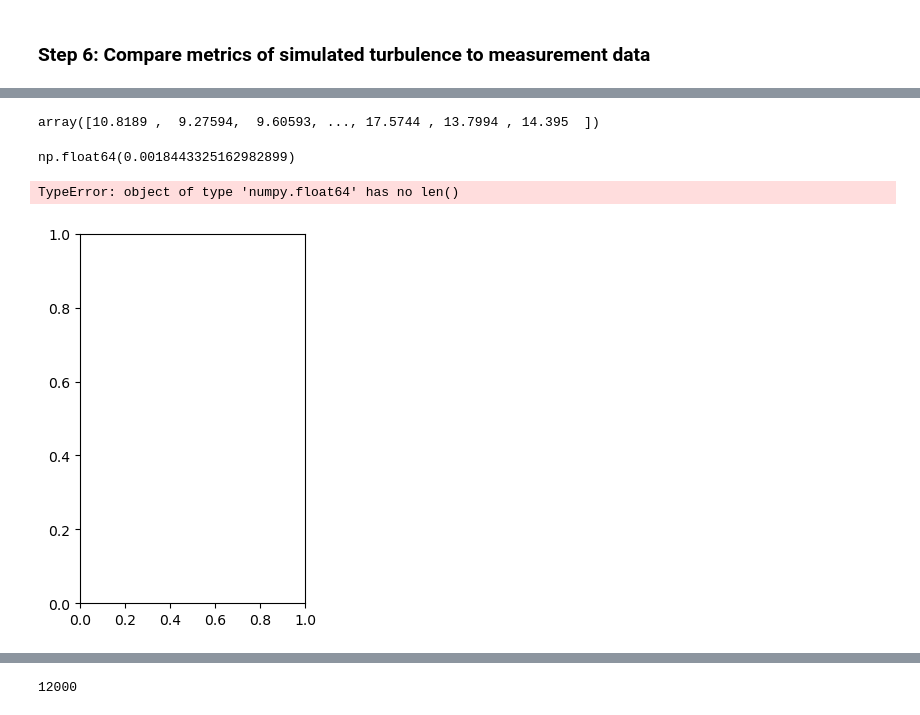
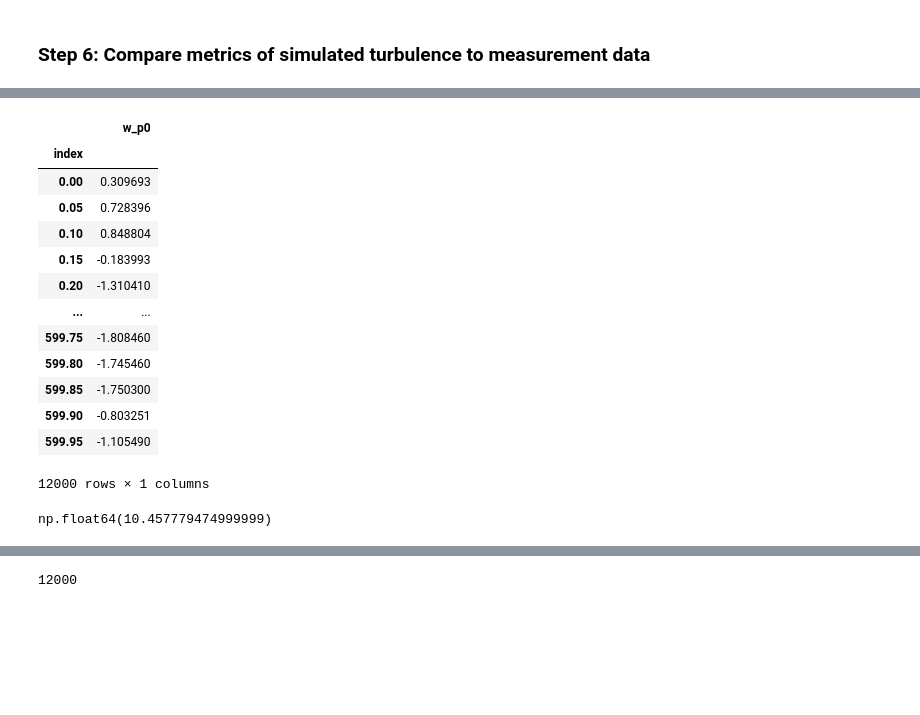
Before and after one commit to brookeslawski/pyconturb-pvade, a Jupyter notebook: duramat_constrained_turb.ipynb, the cells around one changed output, grey strips where cells are left out. Drawn from its saved outputs; the diff is of its cells as text; code cells hidden in the pictures; blank space fills up the shorter version.

```diff
--- a/duramat_constrained_turb.ipynb
+++ b/duramat_constrained_turb.ipynb
@@ -309,43 +351,21 @@ z_coordinates (20,) float32
 # %%
-sonic_data.filter(regex='u_', axis=1).values.squeeze()
+sonic_data.filter(regex='w_', axis=1)
 # %% [output]
+|  | w_p0 |
+| index |  |
+| 0.00 | 0.309693 |
+| 0.05 | 0.728396 |
+| 0.10 | 0.848804 |
+| 0.15 | -0.183993 |
+| 0.20 | -1.310410 |
+| ... | ... |
+| 599.75 | -1.808460 |
+| 599.80 | -1.745460 |
+| 599.85 | -1.750300 |
+| 599.90 | -0.803251 |
+| 599.95 | -1.105490 |
-array([10.8189 ,  9.27594,  9.60593, ..., 17.5744 , 13.7994 , 14.395  ])
+12000 rows × 1 columns
-# %%
-nPxxf_U_corr[1]
-# %% [output]
-np.float64(0.0018443325162982899)
-# %%
-# spectra
-from scipy.signal import welch
-from numpy import hanning
-import math
-
-heights = [2.23]
-fs = 20
-overlap = 0
-nblock = len(sonic_data)
-win = np.hamming(math.floor(nblock/10))
-
-U_corr = pd.Series(sonic_data.filter(regex='u_', axis=1).values.squeeze())
-U_mean = U_corr.mean()
-u_std = U_corr.std()
-# do I need to detrend this?
-
-f_U_corr, Pxxf_U_corr = welch(U_corr.dropna(), fs, window=win, noverlap=overlap, nfft=nblock, detrend='constant', return_onesided=True)
-nf_U_corr = f_U_corr*heights[0]/abs(U_mean)
-nPxxf_U_corr = (f_U_corr*Pxxf_U_corr)/u_std**2
-
-plt.figure()
-plt.subplot(1,2,1)
-plt.loglog(abs(nf_U_corr[0:len(nPxxf_U_corr[1])]), nPxxf_U_corr[1])
-# plt.loglog(abs(nf_U_corr[0:len(nPxxf_m od_U_corr[1])]), nPxxf_mod_U_corr[1])
-plt.legend(loc='lower left',fontsize=8)
-plt.xlabel("$fz/U$")
-plt.ylabel("$fS_u/\sigma_u$")
-plt.title('inflow (west) streamwise u spectra')
-plt.xlim(10e-3, 10e-1)
-plt.ylim(10e-3, 10e-1)
-plt.show()
-# %% [output]
-TypeError: object of type 'numpy.float64' has no len()
-[figure, removed]
+# %%
+abs(U_mean[var])
+# %% [output]
+np.float64(10.457779474999999)
```
Also changed, not shown: parts of 4 cells of this notebook, 2 other files.
